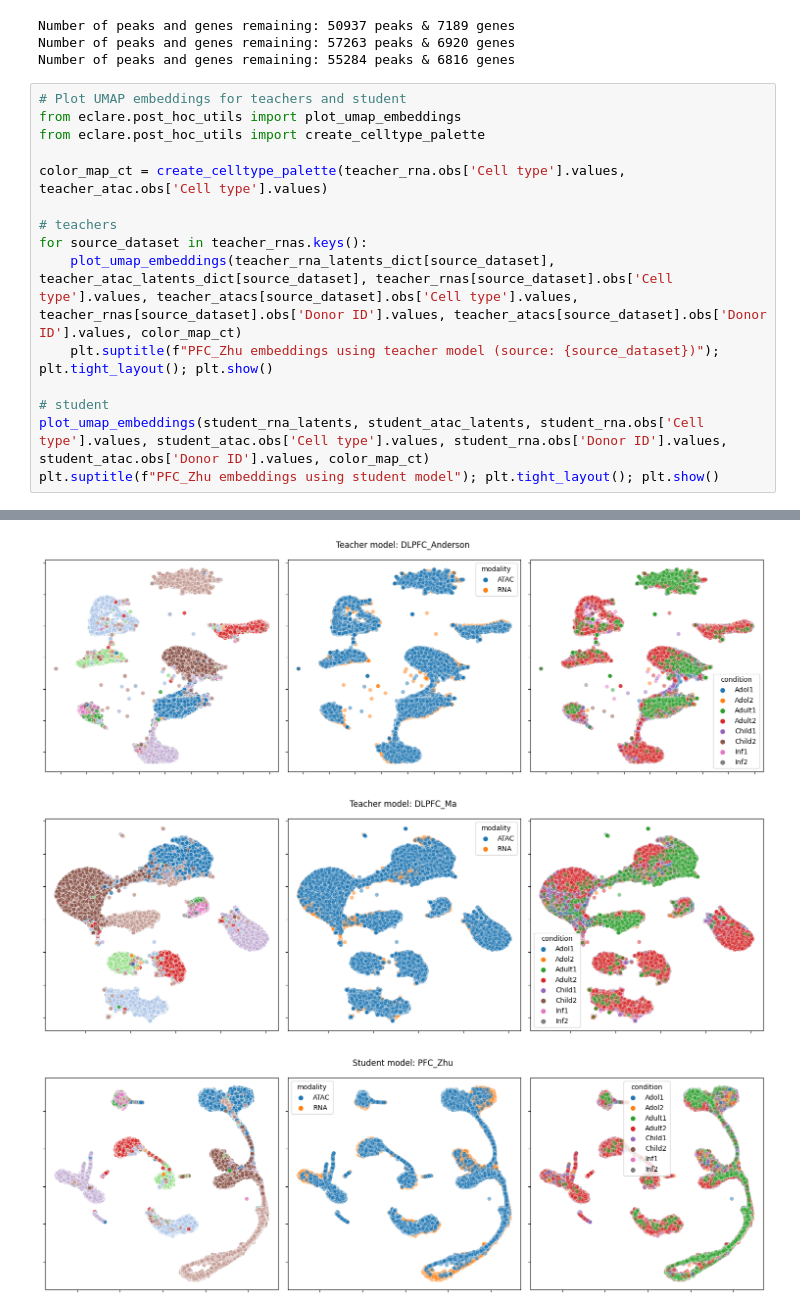
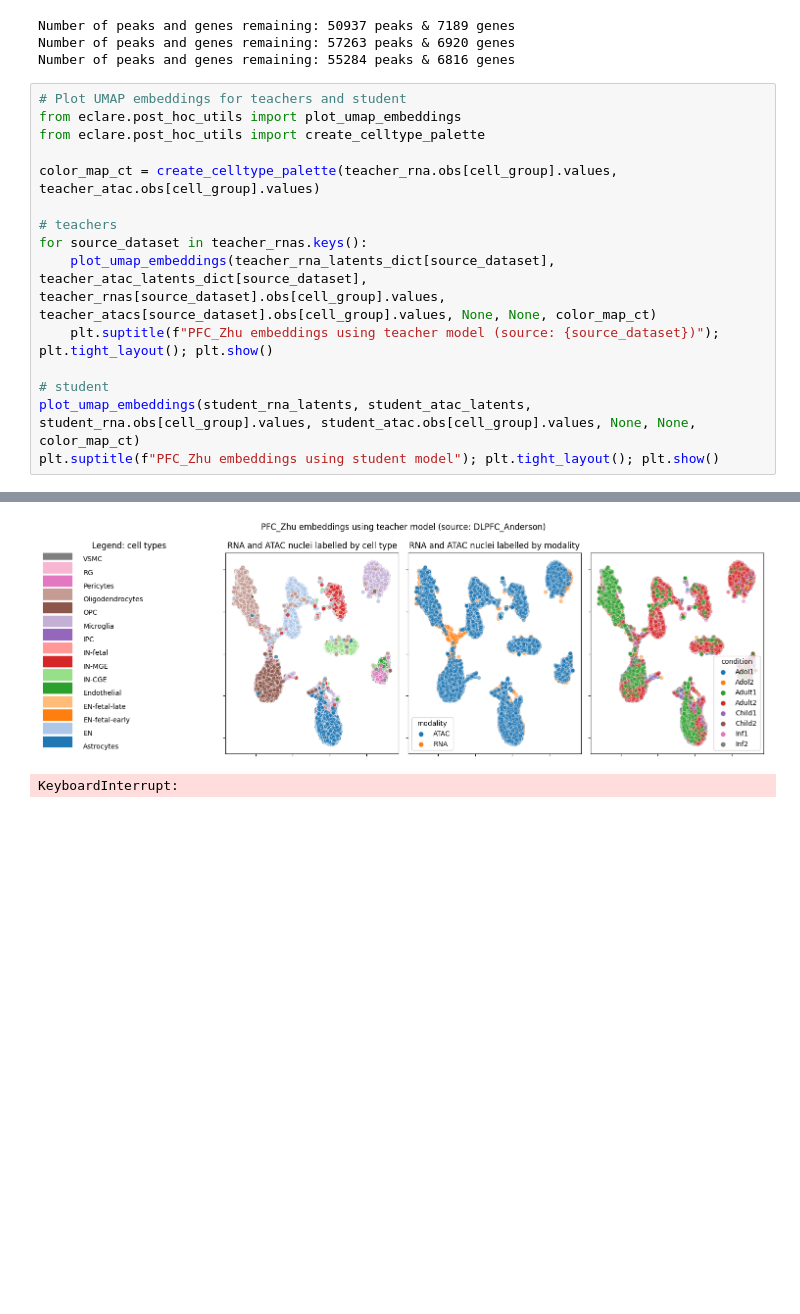
Before and after one commit to li-lab-mcgill/ECLARE, a Jupyter notebook: sample_analysis.ipynb, the cells around one changed output, grey strips where cells are left out. Cells and saved outputs as stored; diff of their text form; blank space fills up the shorter version.

```diff
--- a/sample_analysis.ipynb
+++ b/sample_analysis.ipynb
@@ -537,20 +550,19 @@ Number of peaks and genes remaining: 55284 peaks & 6816 genes
 # %%
 # Plot UMAP embeddings for teachers and student
 from eclare.post_hoc_utils import plot_umap_embeddings
 from eclare.post_hoc_utils import create_celltype_palette
 
-color_map_ct = create_celltype_palette(teacher_rna.obs['Cell type'].values, teacher_atac.obs['Cell type'].values)
+color_map_ct = create_celltype_palette(teacher_rna.obs[cell_group].values, teacher_atac.obs[cell_group].values)
 
 # teachers
 for source_dataset in teacher_rnas.keys():
-    plot_umap_embeddings(teacher_rna_latents_dict[source_dataset], teacher_atac_latents_dict[source_dataset], teacher_rnas[source_dataset].obs['Cell type'].values, teacher_atacs[source_dataset].obs['Cell type'].values, teacher_rnas[source_dataset].obs['Donor ID'].values, teacher_atacs[source_dataset].obs['Donor ID'].values, color_map_ct)
+    plot_umap_embeddings(teacher_rna_latents_dict[source_dataset], teacher_atac_latents_dict[source_dataset], teacher_rnas[source_dataset].obs[cell_group].values, teacher_atacs[source_dataset].obs[cell_group].values, None, None, color_map_ct)
     plt.suptitle(f"PFC_Zhu embeddings using teacher model (source: {source_dataset})"); plt.tight_layout(); plt.show()
 
 # student
-plot_umap_embeddings(student_rna_latents, student_atac_latents, student_rna.obs['Cell type'].values, student_atac.obs['Cell type'].values, student_rna.obs['Donor ID'].values, student_atac.obs['Donor ID'].values, color_map_ct)
+plot_umap_embeddings(student_rna_latents, student_atac_latents, student_rna.obs[cell_group].values, student_atac.obs[cell_group].values, None, None, color_map_ct)
 plt.suptitle(f"PFC_Zhu embeddings using student model"); plt.tight_layout(); plt.show()
 # %% [output]
 [figure]
-[figure, old version]
+[figure, new version]
-[figure, removed]
-[figure, removed]
+KeyboardInterrupt:
```
Also changed, not shown: parts of 5 cells of this notebook, 1 other file.
